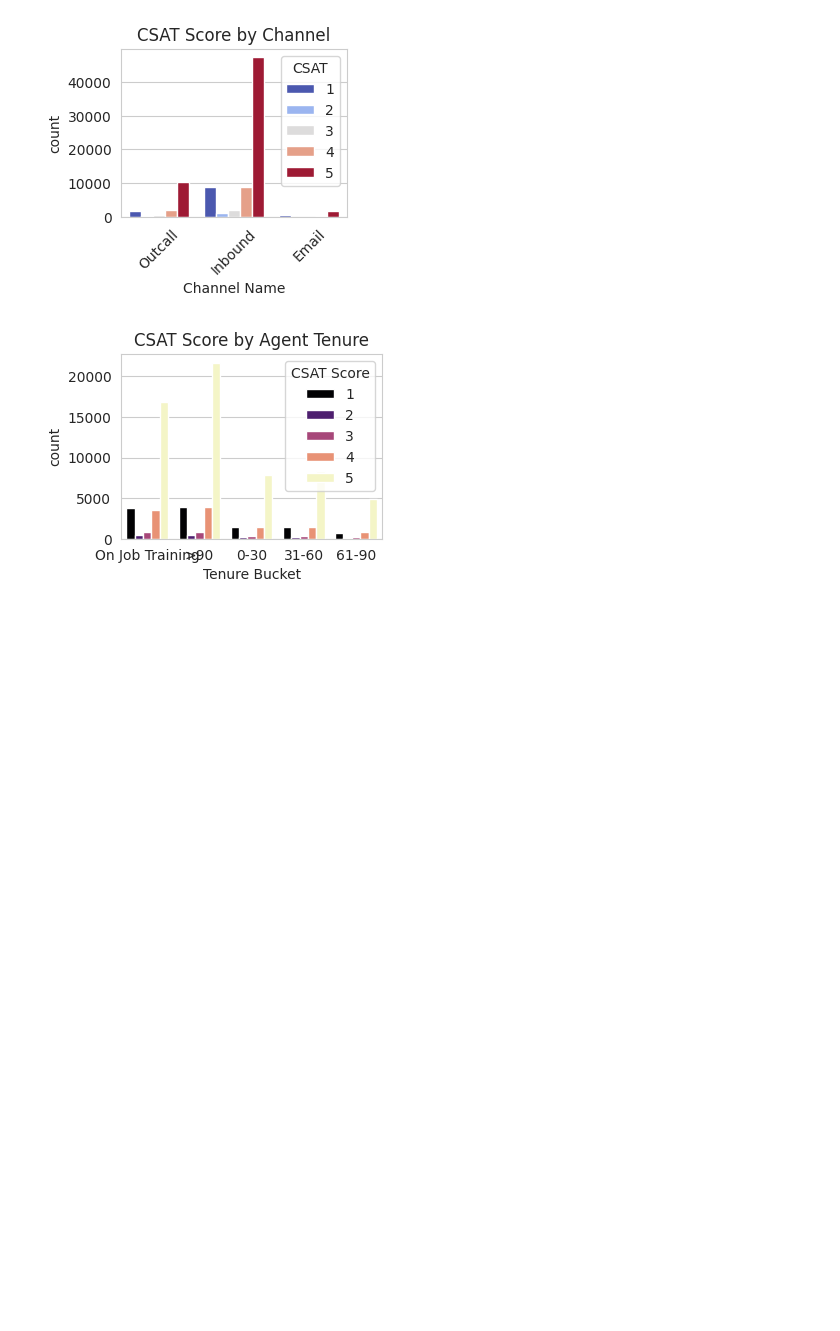
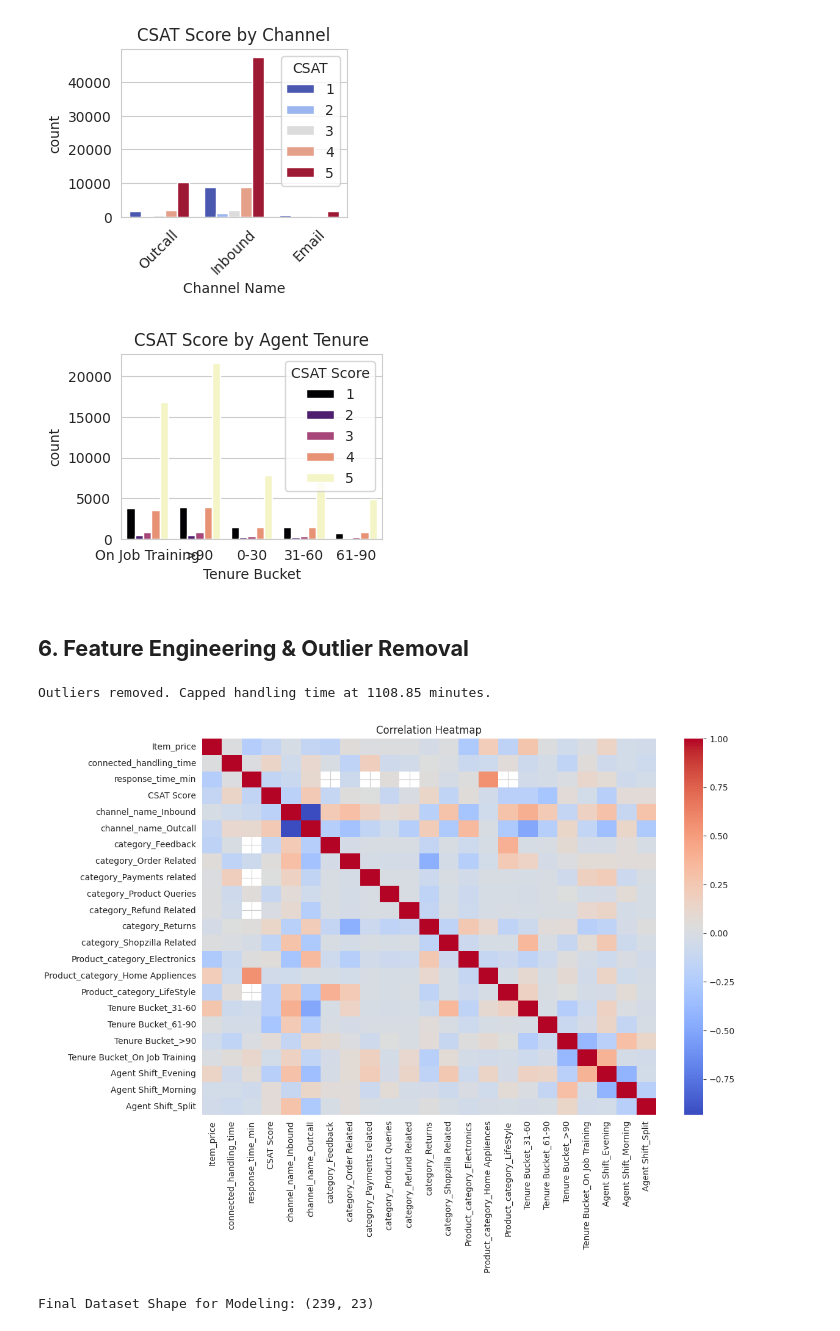
Before and after one commit to gajanan-nawle/Flipkart-CSAT-GenAI-Azure, a Jupyter notebook: Capstone_Project_Machine_Learning_&_GenAI_with_Microsoft_Azure.ipynb, the cells around one changed output. Saved outputs shown, nothing was run; the diff lists cells and outputs as text; code cells hidden in the pictures; blank space fills up the shorter version.

Commit message:
Feature Engineering: Removed outliers and created response_time feature

```diff
--- a/Capstone_Project_Machine_Learning_&_GenAI_with_Microsoft_Azure.ipynb
+++ b/Capstone_Project_Machine_Learning_&_GenAI_with_Microsoft_Azure.ipynb
@@ -216,3 +216,40 @@ plt.tight_layout()
 plt.show()
 # %% [output]
 [figure]
+# %% [markdown]
+## **6. Feature Engineering & Outlier Removal**
+# %%
+# 1. Handle Outliers (Capping at 99th percentile)
+upper_limit = df['connected_handling_time'].quantile(0.99)
+df_clean = df[df['connected_handling_time'] <= upper_limit].copy()
+print(f"Outliers removed. Capped handling time at {upper_limit:.2f} minutes.")
+
+# 2. Feature Creation: Response Time (in Minutes)
+# Formula: (Responded Time - Reported Time) converted to minutes
+df_clean['response_time_min'] = (df_clean['issue_responded'] - df_clean['Issue_reported at']).dt.total_seconds() / 60
+
+# 3. Select Columns for Modeling
+# We drop IDs, Dates (since we extracted info), and Names
+features_to_keep = [
+    'channel_name', 'category', 'Product_category',
+    'Item_price', 'connected_handling_time', 'response_time_min',
+    'Tenure Bucket', 'Agent Shift', 'CSAT Score'
+]
+
+df_model = df_clean[features_to_keep].copy()
+
+# 4. Encode Categorical Variables (One-Hot Encoding)
+# This turns text like "Morning", "Evening" into numbers 0 and 1
+df_final = pd.get_dummies(df_model, drop_first=True)
+
+# 5. Check Correlation (Multicollinearity)
+plt.figure(figsize=(12, 8))
+sns.heatmap(df_final.corr(), cmap='coolwarm', annot=False)
+plt.title('Correlation Heatmap')
+plt.show()
+
+print(f"Final Dataset Shape for Modeling: {df_final.shape}")
+# %% [output]
+Outliers removed. Capped handling time at 1108.85 minutes.
+[figure, added]
+Final Dataset Shape for Modeling: (239, 23)
```
